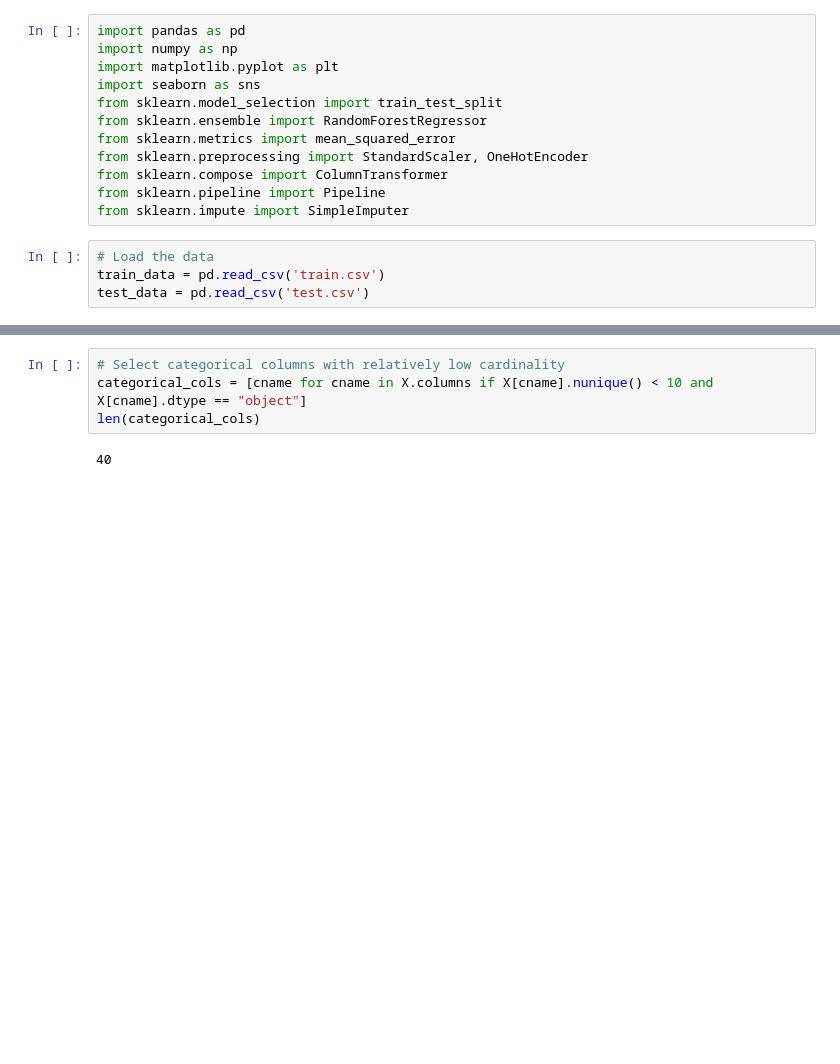
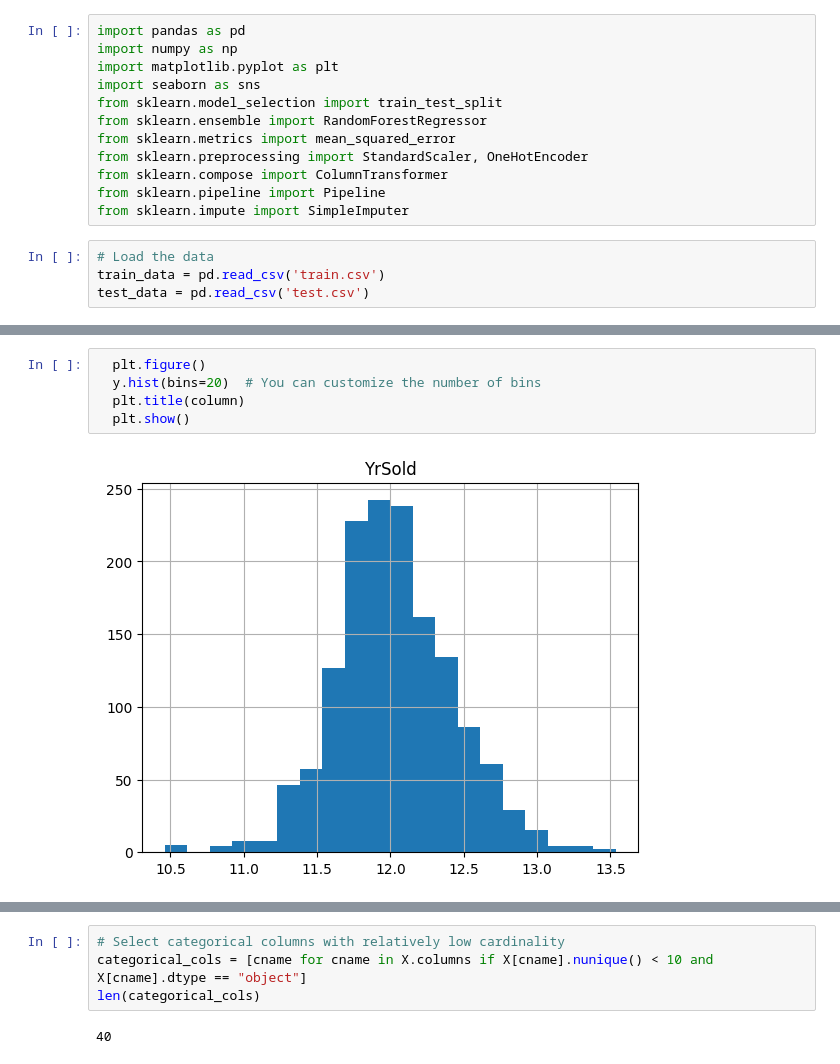
Before and after one commit to MissoumYoucef/Kaggle_Competition, a Jupyter notebook: House_prices_competition.ipynb, the cells around one changed output, grey strips where cells are left out. Saved outputs shown, nothing was run; the diff lists cells and outputs as text; blank space fills up the shorter version.

```diff
--- a/House_prices_competition.ipynb
+++ b/House_prices_competition.ipynb
@@ -38,3 +87,10 @@ plt.title("Histogram and Density Plot")
+# %%
+  plt.figure()
+  y.hist(bins=20)  # You can customize the number of bins
+  plt.title(column)
+  plt.show()
+# %% [output]
+[figure, added]
 # %%
 # Plot QQ plot
 plt.subplot(1, 2, 2)
```
Also changed, not shown: parts of 31 cells of this notebook.
